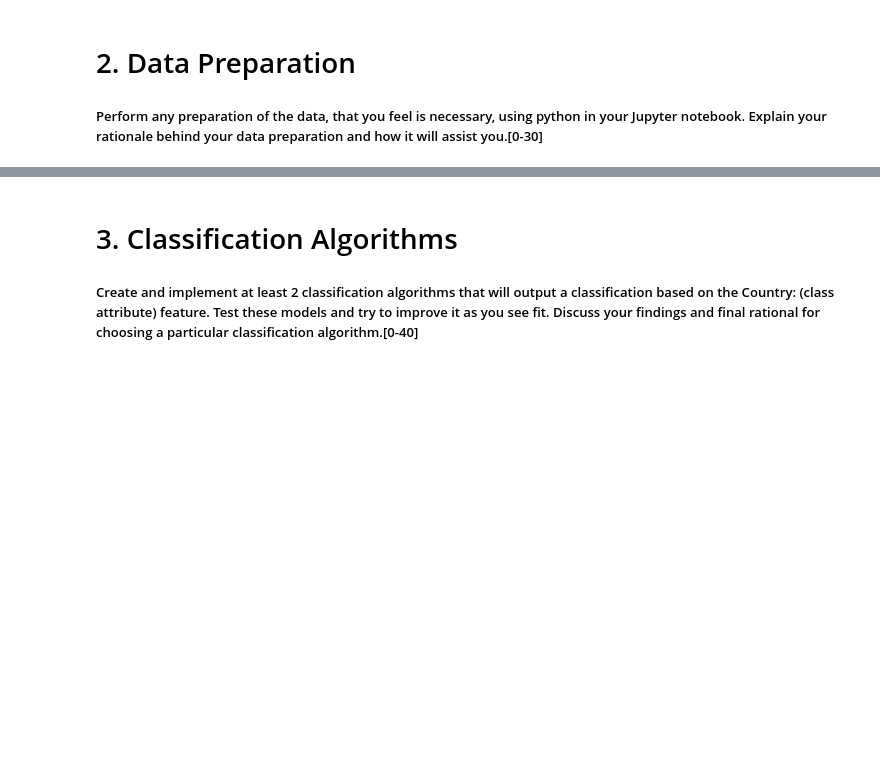
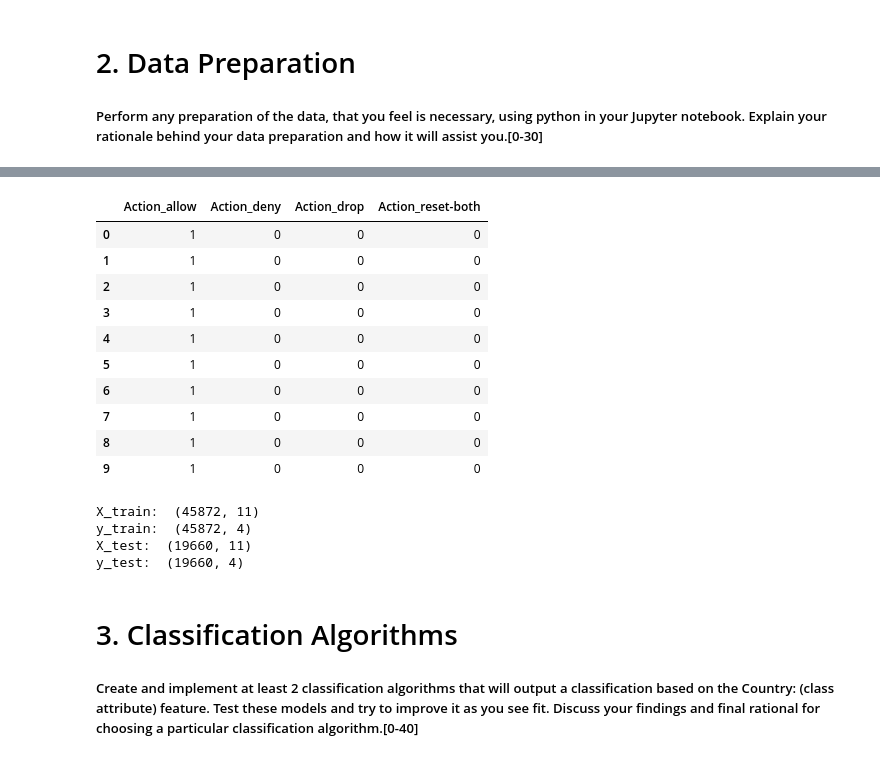
Before and after one commit to carolinedesat/ML_CA1, a Jupyter notebook: Caroline_ML_CA1.ipynb, the cells around one changed output, grey strips where cells are left out. Drawn from its saved outputs; the diff is of its cells as text; code cells hidden in the pictures; blank space fills up the shorter version.

```diff
--- a/Caroline_ML_CA1.ipynb
+++ b/Caroline_ML_CA1.ipynb
@@ -171,0 +245,9 @@ plt.show()
+# %%
+numerical_columns = ['Source Port', 'Destination Port', 'NAT Source Port', 'NAT Destination Port',
+                     'Bytes', 'Bytes Sent', 'Bytes Received', 'Packets', 'Elapsed Time (sec)',
+                     'pkts_sent', 'pkts_received']
+
+min_max_scaler = MinMaxScaler()
+
+df[numerical_columns] = min_max_scaler.fit_transform(df[numerical_columns])
+df[numerical_columns] = standard_scaler.fit_transform(df[numerical_columns])
@@ -171,0 +266,3 @@ plt.show()
+# %%
+df_encoded = pd.get_dummies(df, columns = ['Action'])
+df_encoded.head()
@@ -171,0 +276,2 @@ plt.show()
+# %%
+action_columns = ['Action_allow', 'Action_deny', 'Action_drop', 'Action_reset-both']
@@ -171,0 +289,16 @@ plt.show()
+# %%
+y = df_encoded[action_columns]
+
+y.head(10)
+# %% [output]
+|  | Action_allow | Action_deny | Action_drop | Action_reset-both |
+| 0 | 1 | 0 | 0 | 0 |
+| 1 | 1 | 0 | 0 | 0 |
+| 2 | 1 | 0 | 0 | 0 |
+| 3 | 1 | 0 | 0 | 0 |
+| 4 | 1 | 0 | 0 | 0 |
+| 5 | 1 | 0 | 0 | 0 |
+| 6 | 1 | 0 | 0 | 0 |
+| 7 | 1 | 0 | 0 | 0 |
+| 8 | 1 | 0 | 0 | 0 |
+| 9 | 1 | 0 | 0 | 0 |
@@ -172,3 +307,13 @@ plt.show()
+# %%
+print("X_train: ", X_train.shape)
+print("y_train: ", y_train.shape)
+print("X_test: ", X_test.shape)
+print("y_test: ", y_test.shape)
+# %% [output]
+X_train:  (45872, 11)
+y_train:  (45872, 4)
+X_test:  (19660, 11)
+y_test:  (19660, 4)
 # %% [markdown]
 # 3. Classification Algorithms
 #####  Create and implement at least 2 classification algorithms that will output a classification based on the Country: (class attribute) feature. Test these models and try to improve it as you see fit. Discuss your findings and final rational for choosing a particular classification algorithm.[0-40]
```
Also changed, not shown: parts of 23 cells of this notebook.
